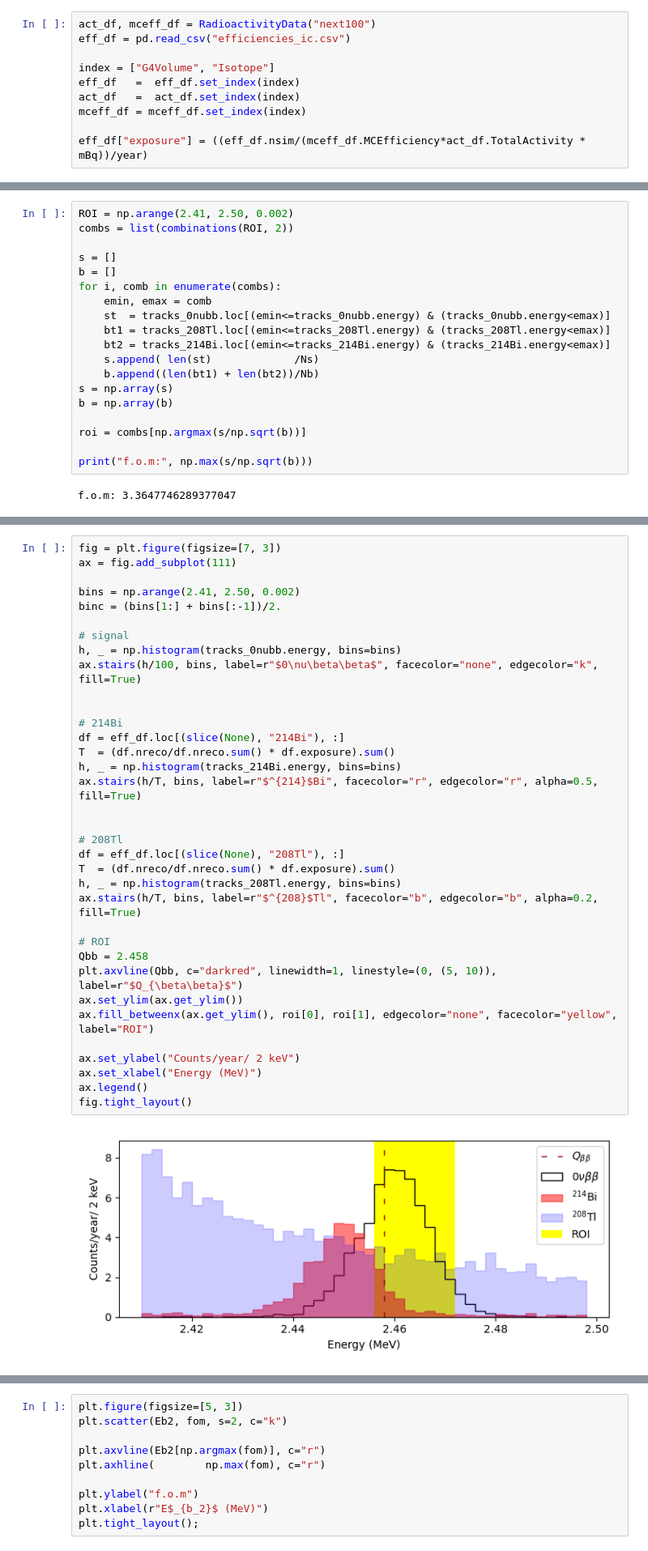
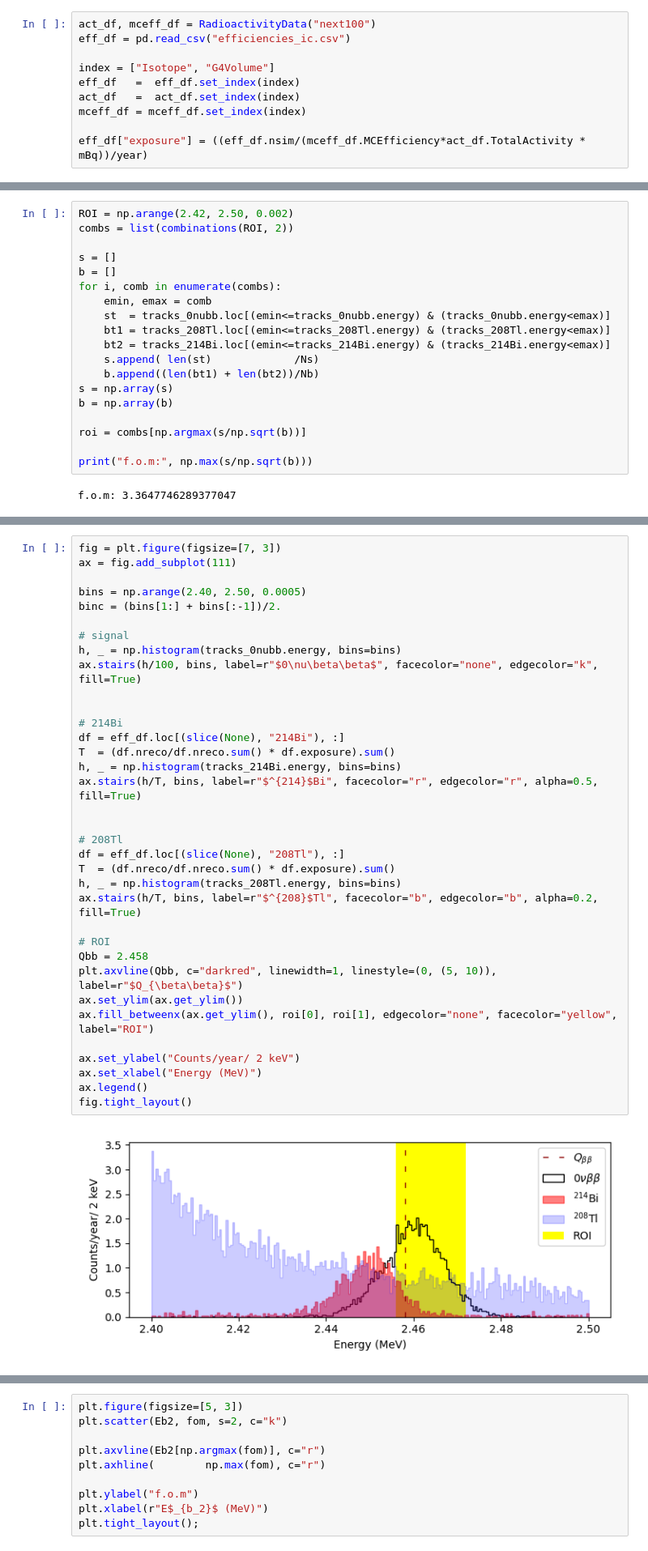
Before and after one commit to gondiaz/NEXT100-0nubb-analysis, a Jupyter notebook: analysis/counting_experiment.ipynb, the cells around one changed output, grey strips where cells are left out. Shown: that part at 81% size. Drawn from its saved outputs; the diff is of its cells as text.

```diff
--- a/analysis/counting_experiment.ipynb
+++ b/analysis/counting_experiment.ipynb
@@ -89,7 +92,7 @@ def remove_spurious_tracks(tracks, spurious_energy):
 act_df, mceff_df = RadioactivityData("next100")
 eff_df = pd.read_csv("efficiencies_ic.csv")
 
-index = ["G4Volume", "Isotope"]
+index = ["Isotope", "G4Volume"]
 eff_df   =  eff_df.set_index(index)
 act_df   =  act_df.set_index(index)
 mceff_df = mceff_df.set_index(index)
@@ -273,5 +307,5 @@ No overlap between blobs efficiencies:
 # %%
-ROI = np.arange(2.41, 2.50, 0.002)
+ROI = np.arange(2.42, 2.50, 0.002)
 combs = list(combinations(ROI, 2))
 
 s = []
@@ -307,37 +341,37 @@ plt.tight_layout();
 fig = plt.figure(figsize=[7, 3])
 ax = fig.add_subplot(111)
 
-bins = np.arange(2.41, 2.50, 0.002)
+bins = np.arange(2.40, 2.50, 0.0005)
 binc = (bins[1:] + bins[:-1])/2.
 
 # signal
 h, _ = np.histogram(tracks_0nubb.energy, bins=bins)
 ax.stairs(h/100, bins, label=r"$0\nu\beta\beta$", facecolor="none", edgecolor="k", fill=True)
 
 
 # 214Bi
 df = eff_df.loc[(slice(None), "214Bi"), :]
 T  = (df.nreco/df.nreco.sum() * df.exposure).sum()
 h, _ = np.histogram(tracks_214Bi.energy, bins=bins)
 ax.stairs(h/T, bins, label=r"$^{214}$Bi", facecolor="r", edgecolor="r", alpha=0.5, fill=True)
 
 
 # 208Tl
 df = eff_df.loc[(slice(None), "208Tl"), :]
 T  = (df.nreco/df.nreco.sum() * df.exposure).sum()
 h, _ = np.histogram(tracks_208Tl.energy, bins=bins)
 ax.stairs(h/T, bins, label=r"$^{208}$Tl", facecolor="b", edgecolor="b", alpha=0.2, fill=True)
 
 # ROI
 Qbb = 2.458
 plt.axvline(Qbb, c="darkred", linewidth=1, linestyle=(0, (5, 10)), label=r"$Q_{\beta\beta}$")
 ax.set_ylim(ax.get_ylim())
 ax.fill_betweenx(ax.get_ylim(), roi[0], roi[1], edgecolor="none", facecolor="yellow", label="ROI")
 
 ax.set_ylabel("Counts/year/ 2 keV")
 ax.set_xlabel("Energy (MeV)")
 ax.legend()
 fig.tight_layout()
 # %% [output]
-[figure, old version]
+[figure, new version]
 # %%
```
Also changed, not shown: parts of 43 cells of this notebook, 14 other files.
